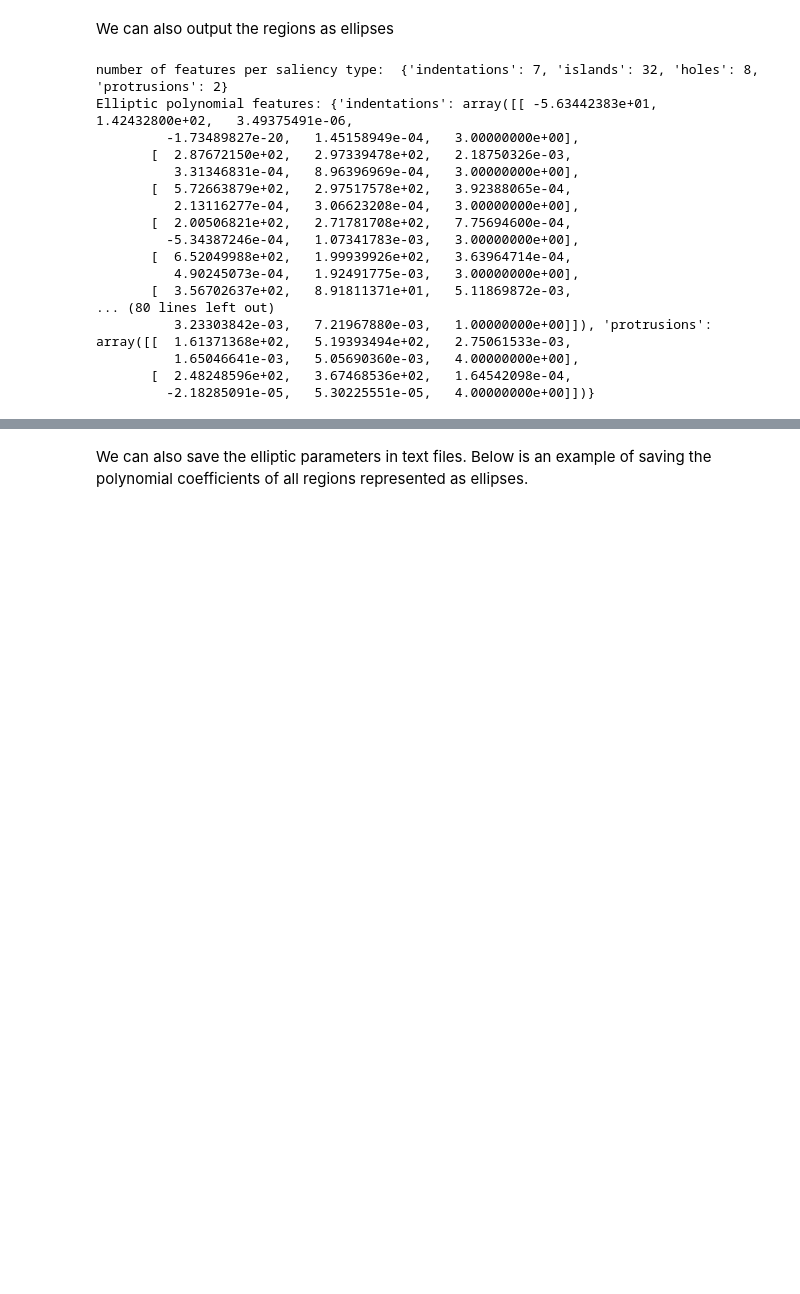
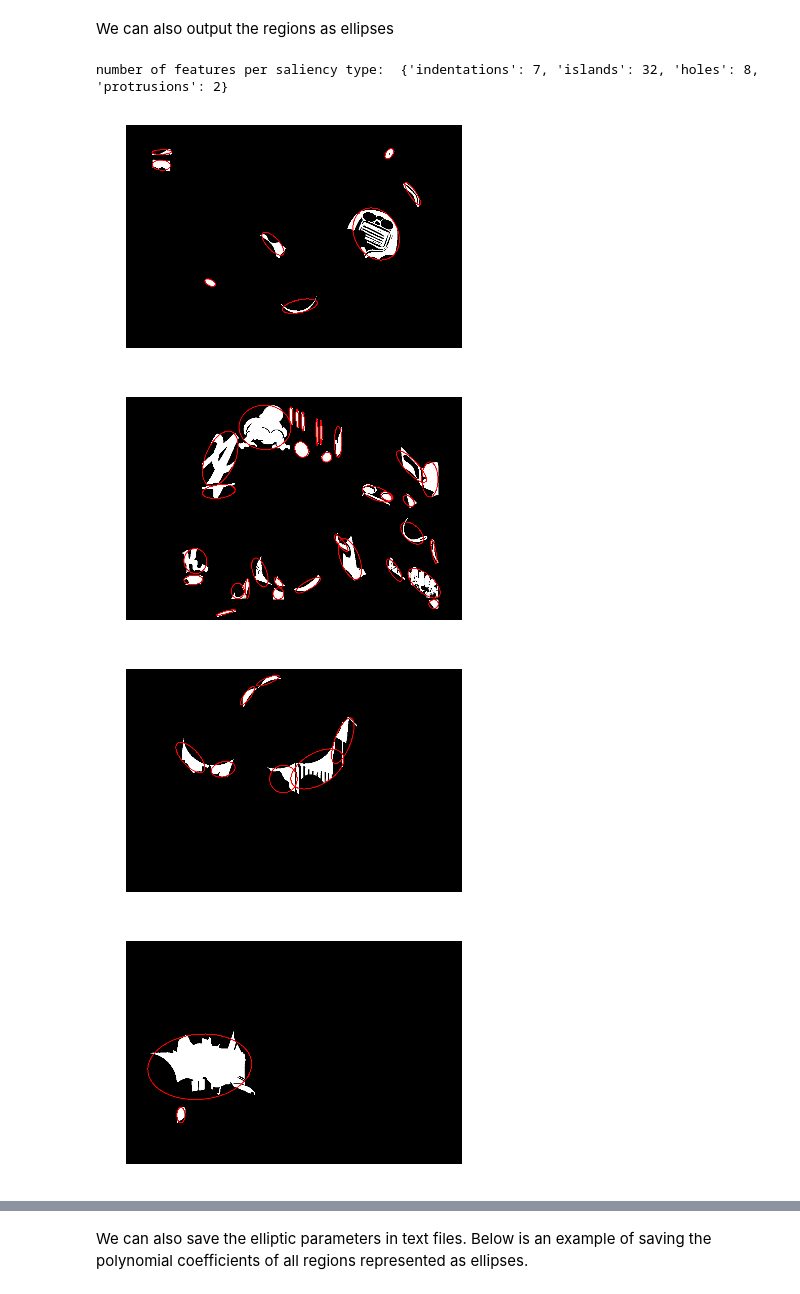
Before and after one commit to NLeSC/SalientDetector-python, a Jupyter notebook: Notebooks/DetectorExample.ipynb, the cells around one changed output, grey strips where cells are left out. Cells and saved outputs as stored; diff of their text form; code cells hidden in the pictures; blank space fills up the shorter version.

Commit message:
Fixed bug #22 and created function for viusalizing the ellipses

```diff
--- a/Notebooks/DetectorExample.ipynb
+++ b/Notebooks/DetectorExample.ipynb
@@ -49,24 +47,17 @@ print regions.keys()
 # %% [markdown]
 We can also output the regions as ellipses
 # %%
-num_regions, features_standard, features_poly = sr.binary_mask2ellipse_features(regions)
+num_regions, features_standard, features_poly = sr.binary_mask2ellipse_features(regions, min_square=False)
 print "number of features per saliency type: ", num_regions
-print "Elliptic polynomial features:",  features_poly
+sr.visualize_ellipses(regions["holes"], features_standard["holes"])
+sr.visualize_ellipses(regions["islands"], features_standard["islands"])
+sr.visualize_ellipses(regions["indentations"], features_standard["indentations"])
+sr.visualize_ellipses(regions["protrusions"], features_standard["protrusions"])
+#print "Elliptic polynomial features:",  features_poly
+sr.visualize_elements_ellipses(img, features_standard);
 # %% [output]
 number of features per saliency type:  {'indentations': 7, 'islands': 32, 'holes': 8, 'protrusions': 2}
-Elliptic polynomial features: {'indentations': array([[ -5.63442383e+01,   1.42432800e+02,   3.49375491e-06,
-         -1.73489827e-20,   1.45158949e-04,   3.00000000e+00],
-       [  2.87672150e+02,   2.97339478e+02,   2.18750326e-03,
-          3.31346831e-04,   8.96396969e-04,   3.00000000e+00],
-       [  5.72663879e+02,   2.97517578e+02,   3.92388065e-04,
-          2.13116277e-04,   3.06623208e-04,   3.00000000e+00],
-       [  2.00506821e+02,   2.71781708e+02,   7.75694600e-04,
-         -5.34387246e-04,   1.07341783e-03,   3.00000000e+00],
-       [  6.52049988e+02,   1.99939926e+02,   3.63964714e-04,
-          4.90245073e-04,   1.92491775e-03,   3.00000000e+00],
-       [  3.56702637e+02,   8.91811371e+01,   5.11869872e-03,
-... (80 lines left out)
-          3.23303842e-03,   7.21967880e-03,   1.00000000e+00]]), 'protrusions': array([[  1.61371368e+02,   5.19393494e+02,   2.75061533e-03,
-          1.65046641e-03,   5.05690360e-03,   4.00000000e+00],
-       [  2.48248596e+02,   3.67468536e+02,   1.64542098e-04,
-         -2.18285091e-05,   5.30225551e-05,   4.00000000e+00]])}
+[figure, added]
+[figure, added]
+[figure, added]
+[figure, added]
```
Also changed, not shown: parts of 7 cells of this notebook, 2 other files.
